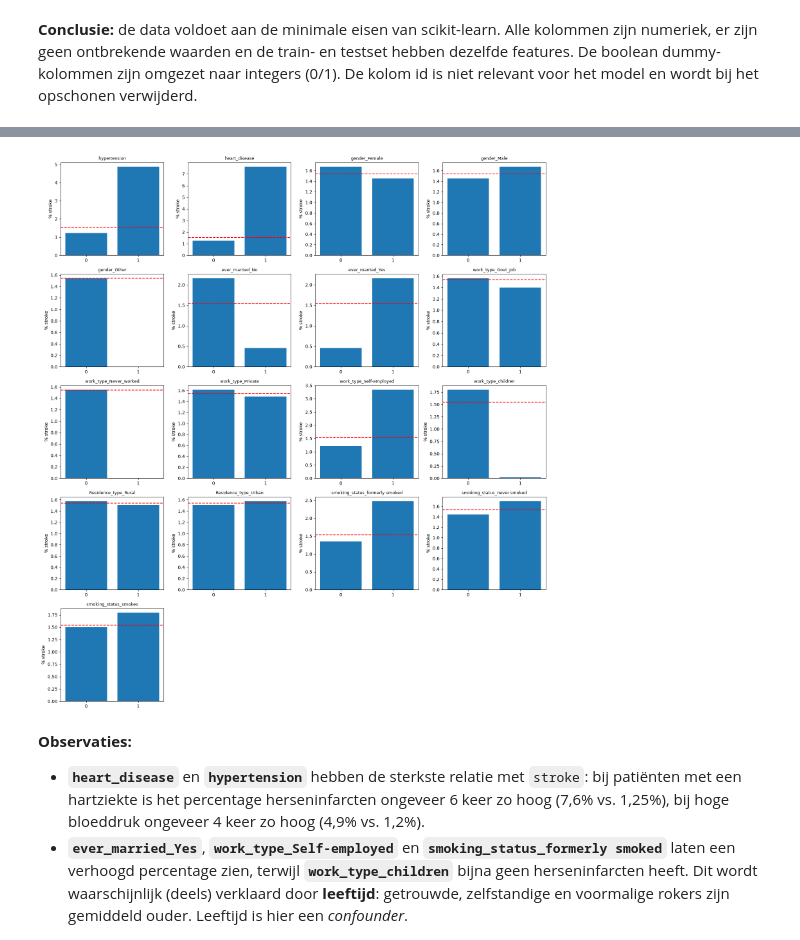
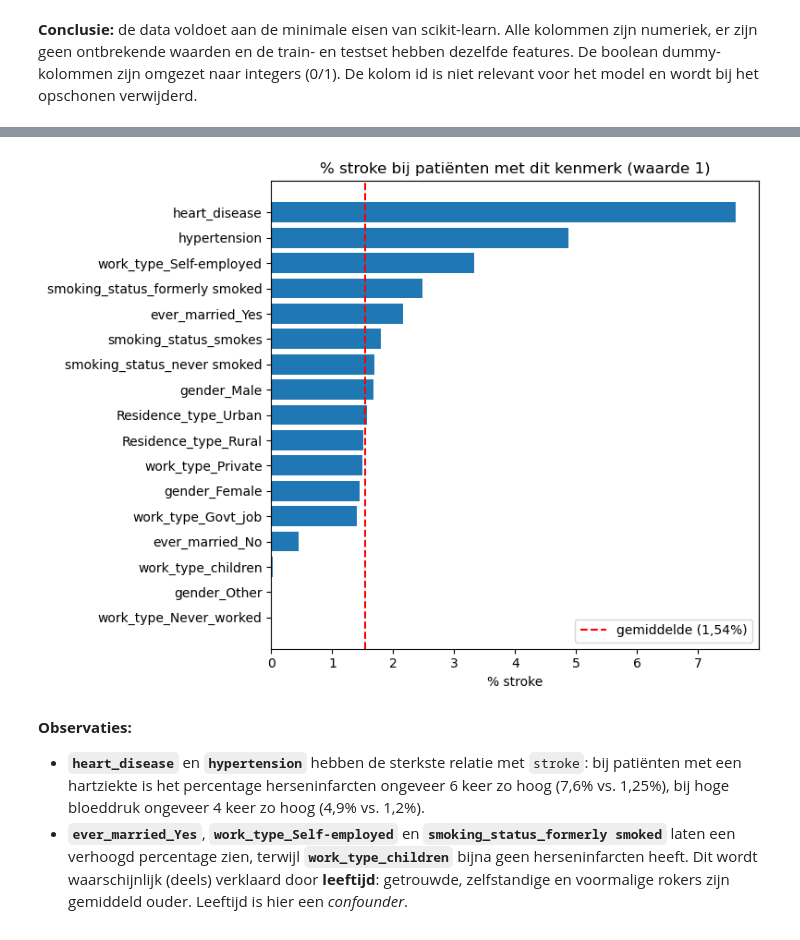
Before and after one commit to Gamal-alsa2026/Predicting-stroke-2026-27, a Jupyter notebook: notebooks/01_eda.ipynb, the cells around one changed output, grey strips where cells are left out. Saved outputs shown, nothing was run; the diff lists cells and outputs as text; code cells hidden in the pictures.

```diff
--- a/notebooks/01_eda.ipynb
+++ b/notebooks/01_eda.ipynb
@@ -270,28 +305,28 @@ plot_numeric_vs_target(train_df, NUMERIC_COLS, target="stroke")
 # %%
-def plot_stroke_rate(df: pd.DataFrame, cols: list[str], target: str) -> None:
-    """Toon per binaire feature het percentage stroke bij waarde 0 en 1."""
-    n_cols = 4
-    n_rows = -(-len(cols) // n_cols)  # afronden naar boven
-    fig, axes = plt.subplots(n_rows, n_cols, figsize=(16, 3.5 * n_rows))
-    axes = axes.flatten()
-    overall_rate = df[target].mean() * 100
-    for i, col in enumerate(cols):
-        rates = df.groupby(col)[target].mean() * 100
-        axes[i].bar(rates.index.astype(str), rates.values)
-        axes[i].axhline(overall_rate, color="red", linestyle="--")
-        axes[i].set_title(col, fontsize=9)
-        axes[i].set_ylabel("% stroke")
-    for j in range(len(cols), len(axes)):
-        axes[j].set_visible(False)
+def plot_stroke_rate(df: pd.DataFrame, cols: list[str]) -> None:
+    """Toon per binaire feature het % stroke bij patiënten met waarde 1."""
+    # % stroke binnen de groep met waarde 1, gesorteerd van laag naar hoog
+    rates = {col: df.loc[df[col] == 1, "stroke"].mean() * 100
+             for col in cols}
+    rates = pd.Series(rates).sort_values()
+
+    plt.figure(figsize=(8, 6))
+    plt.barh(rates.index, rates.values)
+    # Rode stippellijn: gemiddelde % stroke van alle patiënten
+    plt.axvline(df["stroke"].mean() * 100, color="red", linestyle="--",
+                label="gemiddelde (1,54%)")
+    plt.xlabel("% stroke")
+    plt.title("% stroke bij patiënten met dit kenmerk (waarde 1)")
+    plt.legend()
     plt.tight_layout()
     plt.show()
 
 
 BINARY_COLS = [col for col in train_df.columns
                if col not in ["id", "stroke"] + NUMERIC_COLS]
-plot_stroke_rate(train_df, BINARY_COLS, target="stroke")
+plot_stroke_rate(train_df, BINARY_COLS)
 # %% [output]
-[figure, old version]
+[figure, new version]
 # %% [markdown]
 **Observaties:**
 - **`heart_disease`** en **`hypertension`** hebben de sterkste relatie met `stroke`: bij patiënten met een hartziekte is het percentage herseninfarcten ongeveer 6 keer zo hoog (7,6% vs. 1,25%), bij hoge bloeddruk ongeveer 4 keer zo hoog (4,9% vs. 1,2%).
```
Also changed, not shown: parts of 19 cells of this notebook.
